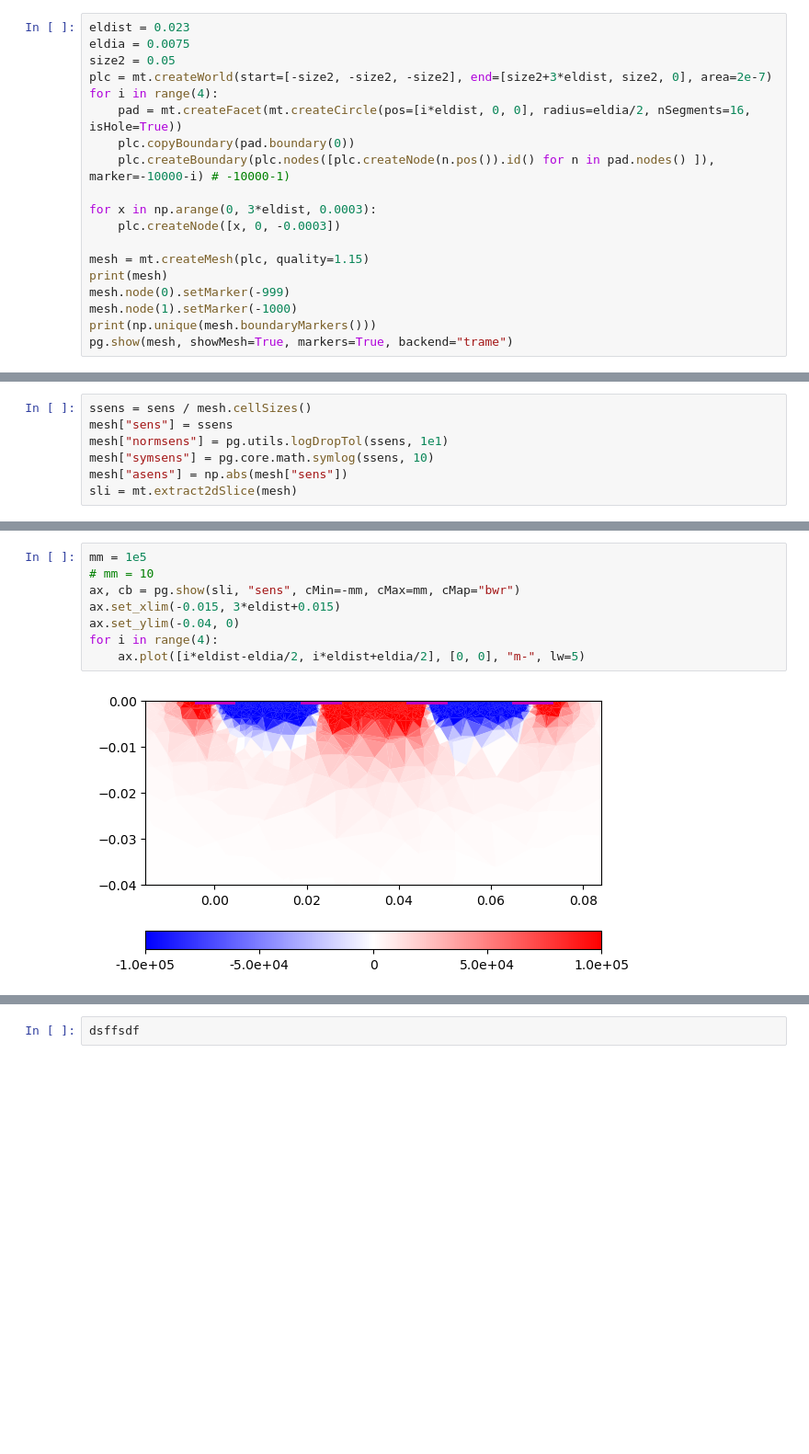
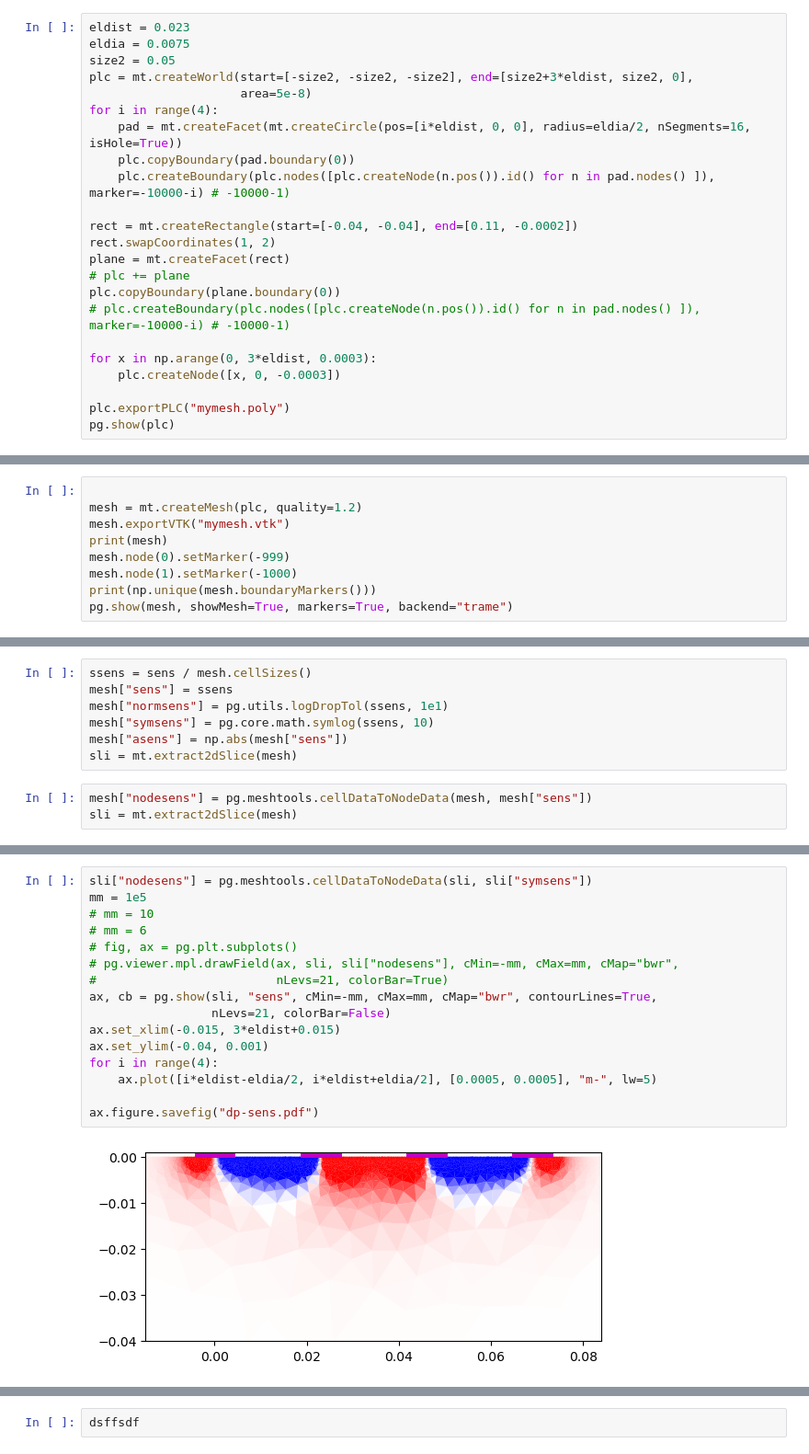
Before and after one commit to gimli-org/notebooks, a Jupyter notebook: ERT/CEM/directpush.ipynb, the cells around one changed output, grey strips where cells are left out. Shown at 92% size. Drawn from its saved outputs; the diff is of its cells as text; blank space fills up the shorter version.

```diff
--- a/ERT/CEM/directpush.ipynb
+++ b/ERT/CEM/directpush.ipynb
@@ -8,19 +17,23 @@ from pygimli.viewer.pv import drawStreamLines, drawSlice
 eldist = 0.023
 eldia = 0.0075
 size2 = 0.05
-plc = mt.createWorld(start=[-size2, -size2, -size2], end=[size2+3*eldist, size2, 0], area=2e-7)
+plc = mt.createWorld(start=[-size2, -size2, -size2], end=[size2+3*eldist, size2, 0],
+                     area=5e-8)
 for i in range(4):
     pad = mt.createFacet(mt.createCircle(pos=[i*eldist, 0, 0], radius=eldia/2, nSegments=16, isHole=True))
     plc.copyBoundary(pad.boundary(0))
     plc.createBoundary(plc.nodes([plc.createNode(n.pos()).id() for n in pad.nodes() ]), marker=-10000-i) # -10000-1)
 
+rect = mt.createRectangle(start=[-0.04, -0.04], end=[0.11, -0.0002])
+rect.swapCoordinates(1, 2)
+plane = mt.createFacet(rect)
+# plc += plane
+plc.copyBoundary(plane.boundary(0))
+# plc.createBoundary(plc.nodes([plc.createNode(n.pos()).id() for n in pad.nodes() ]), marker=-10000-i) # -10000-1)
+
 for x in np.arange(0, 3*eldist, 0.0003):
     plc.createNode([x, 0, -0.0003])
 
-mesh = mt.createMesh(plc, quality=1.15)
-print(mesh)
-mesh.node(0).setMarker(-999)
-mesh.node(1).setMarker(-1000)
-print(np.unique(mesh.boundaryMarkers()))
-pg.show(mesh, showMesh=True, markers=True, backend="trame")
+plc.exportPLC("mymesh.poly")
+pg.show(plc)
 # %% [output]
@@ -32,0 +47,9 @@ Widget(value="<iframe src='http://localhost:59307/index.html?ui=P_0x214dac042b0_
+# %%
+
+mesh = mt.createMesh(plc, quality=1.2)
+mesh.exportVTK("mymesh.vtk")
+print(mesh)
+mesh.node(0).setMarker(-999)
+mesh.node(1).setMarker(-1000)
+print(np.unique(mesh.boundaryMarkers()))
+pg.show(mesh, showMesh=True, markers=True, backend="trame")
@@ -68,3 +98,6 @@ mesh["normsens"] = pg.utils.logDropTol(ssens, 1e1)
 mesh["symsens"] = pg.core.math.symlog(ssens, 10)
 mesh["asens"] = np.abs(mesh["sens"])
 sli = mt.extract2dSlice(mesh)
+# %%
+mesh["nodesens"] = pg.meshtools.cellDataToNodeData(mesh, mesh["sens"])
+sli = mt.extract2dSlice(mesh)
@@ -71,13 +128,21 @@ sli = mt.extract2dSlice(mesh)
 # %%
+sli["nodesens"] = pg.meshtools.cellDataToNodeData(sli, sli["symsens"])
 mm = 1e5
 # mm = 10
-ax, cb = pg.show(sli, "sens", cMin=-mm, cMax=mm, cMap="bwr")
+# mm = 6
+# fig, ax = pg.plt.subplots()
+# pg.viewer.mpl.drawField(ax, sli, sli["nodesens"], cMin=-mm, cMax=mm, cMap="bwr",
+#                         nLevs=21, colorBar=True)
+ax, cb = pg.show(sli, "sens", cMin=-mm, cMax=mm, cMap="bwr", contourLines=True,
+                 nLevs=21, colorBar=False)
 ax.set_xlim(-0.015, 3*eldist+0.015)
-ax.set_ylim(-0.04, 0)
+ax.set_ylim(-0.04, 0.001)
 for i in range(4):
-    ax.plot([i*eldist-eldia/2, i*eldist+eldia/2], [0, 0], "m-", lw=5)
+    ax.plot([i*eldist-eldia/2, i*eldist+eldia/2], [0.0005, 0.0005], "m-", lw=5)
+
+ax.figure.savefig("dp-sens.pdf")
 # %% [output]
-[figure, old version]
+[figure, new version]
 # %%
 ax, _ = pg.show(mesh, "sens", alpha=0.3, hold=True, backend="trame", cMap="bwr", cMin=-1e4, cMax=1e4,
                 filter={"threshold": dict(scalars="asens", value=1e4)})
```
Also changed, not shown: parts of 8 cells of this notebook.
